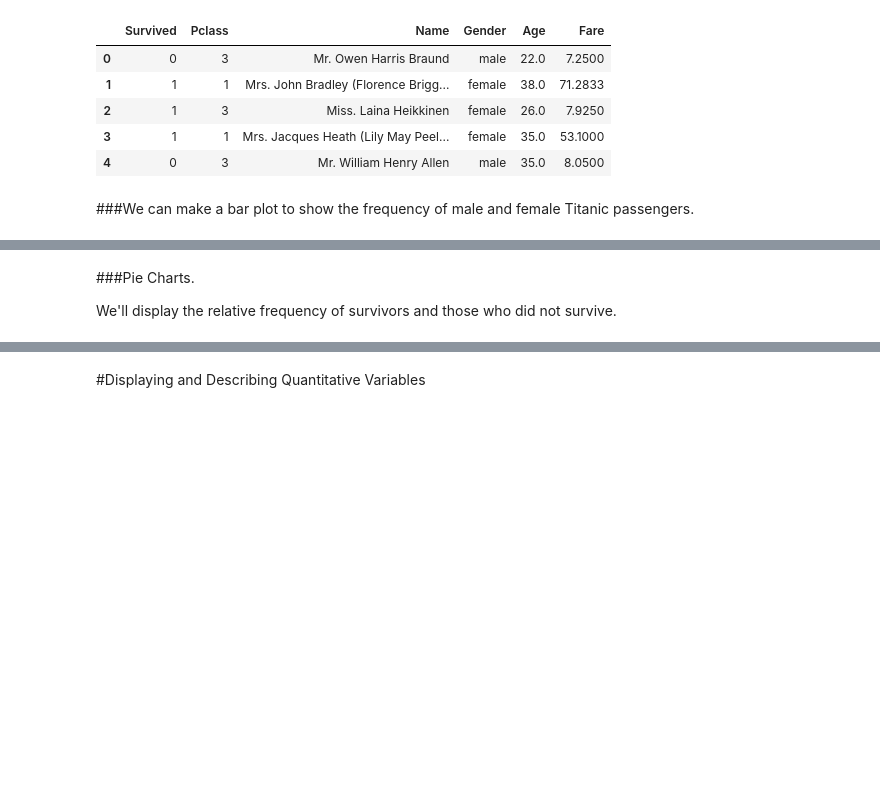
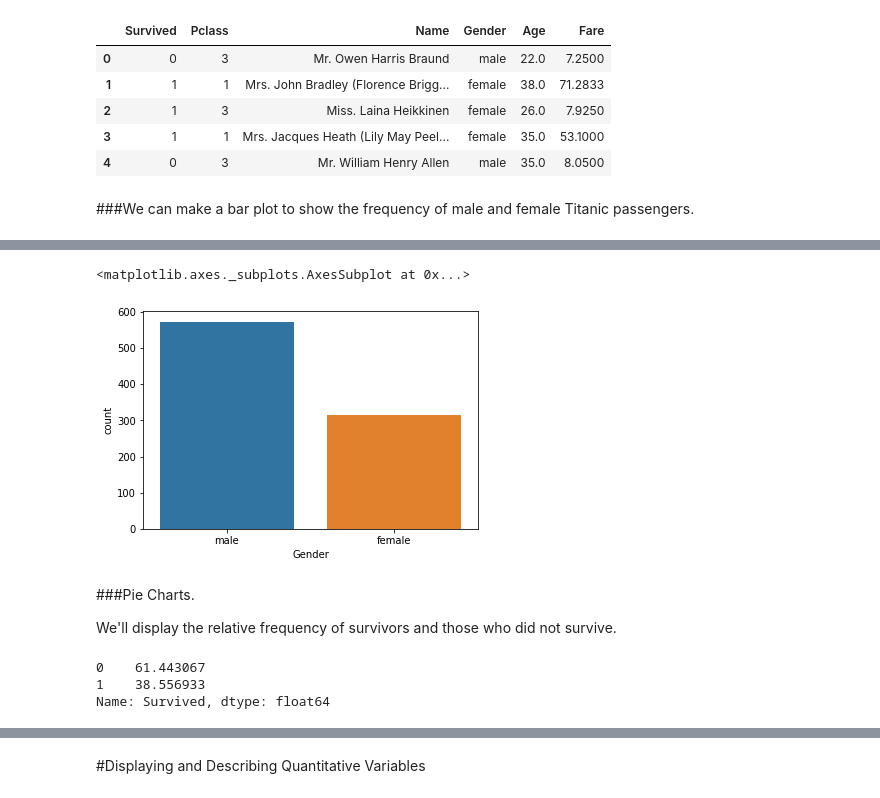
Before and after one commit to Vasanta2002/Sprint_1_git, a Jupyter notebook: module4-make-explanatory-visualizations/DS_114_Make_Explanatory_Visualizations.ipynb, the cells around one changed output, grey strips where cells are left out. Cells and saved outputs as stored; diff of their text form; code cells hidden in the pictures; blank space fills up the shorter version.

```diff
--- a/module4-make-explanatory-visualizations/DS_114_Make_Explanatory_Visualizations.ipynb
+++ b/module4-make-explanatory-visualizations/DS_114_Make_Explanatory_Visualizations.ipynb
@@ -64,9 +83,23 @@ Titanic.head()
+# %%
+#sns.barplot(x = titanic_freq.index, y = titanic_freq)
+
+sns.countplot(x= Titanic['Gender']);
+# %% [output]
+<matplotlib.axes._subplots.AxesSubplot at 0x...>
+[figure, added]
 # %% [markdown]
 ###Pie Charts.
 
 We'll display the relative frequency of survivors and those who did not survive.
 # %%
 #Find the proportion in each group using normalize=True
+survived_freq = Titanic['Survived'].value_counts(normalize = True)*100
+
+survived_freq
+# %% [output]
+0    61.443067
+1    38.556933
+Name: Survived, dtype: float64
 # %%
 #Create the pie chart
 
```
Also changed, not shown: parts of 39 cells of this notebook.
